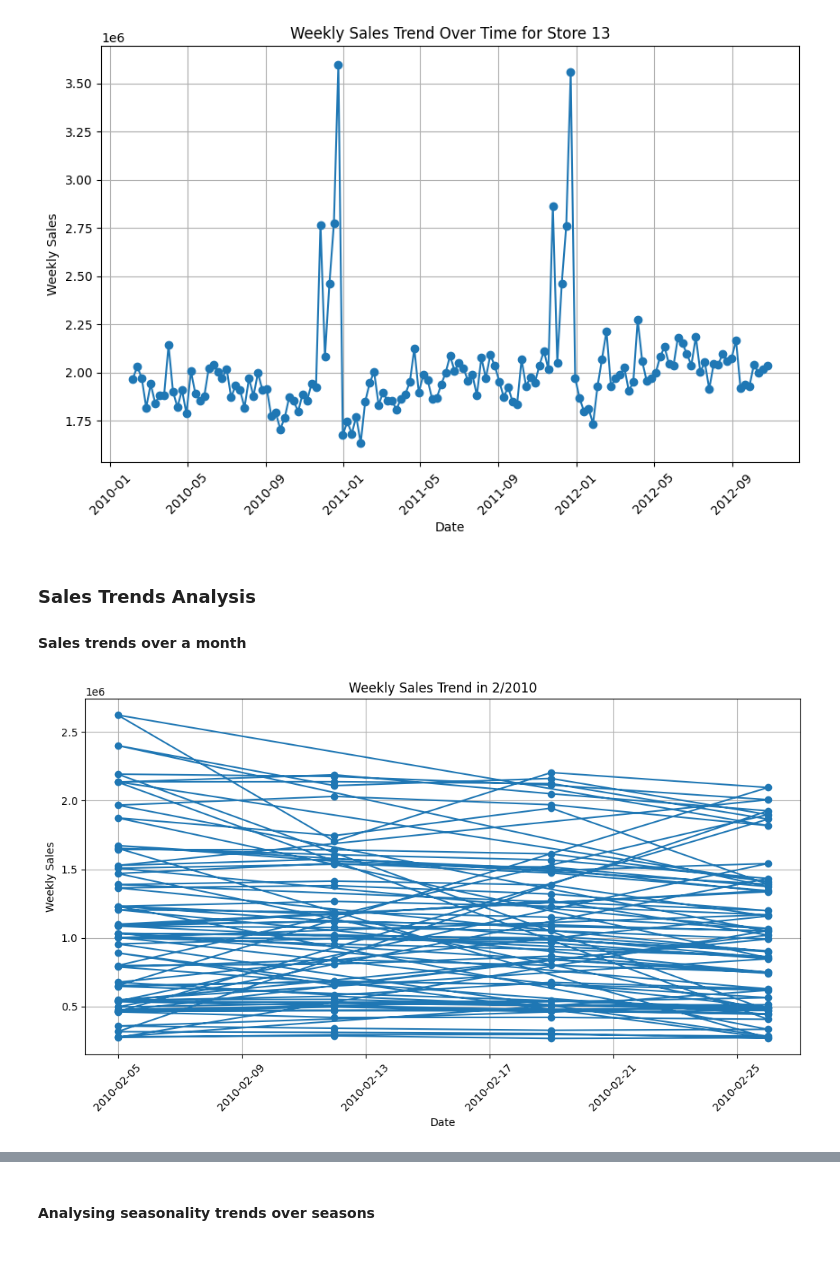
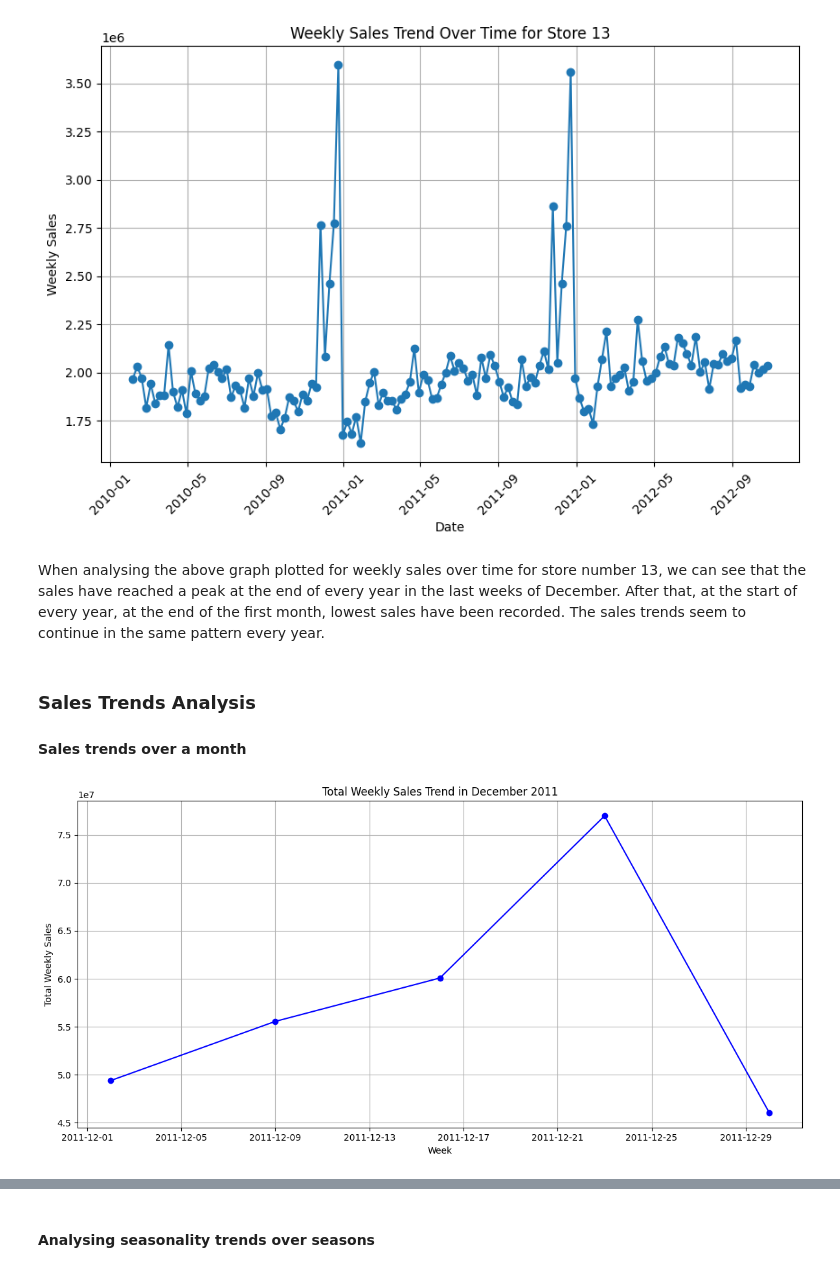
Before and after one commit to thathsaranandun/cinefly_da, a Jupyter notebook: cinefly_interview.ipynb, the cells around one changed output, grey strips where cells are left out. Saved outputs shown, nothing was run; the diff lists cells and outputs as text; code cells hidden in the pictures.

Commit message:
Analysed the graphs plotted

```diff
--- a/cinefly_interview.ipynb
+++ b/cinefly_interview.ipynb
@@ -141,27 +149,32 @@ plt.grid(True)
 plt.show()
 # %% [output]
 [figure]
+# %% [markdown]
+When analysing the above graph plotted for weekly sales over time for store number 13, we can see that the sales have reached a peak at the end of every year in the last weeks of December. After that, at the start of every year, at the end of the first month, lowest sales have been recorded. The sales trends seem to continue in the same pattern every year.
 # %% [markdown]
 ### Sales Trends Analysis
 
 #### Sales trends over a month
 # %%
-year = 2010
-month = 2
+year = 2011
+month = 12
 
 # Filter the data for the selected month and year
-filtered_data = data[(data['Date'].dt.year == year) & (data['Date'].dt.month == month)]
+dec_2011_data = data[(data['Date'].dt.year == year) & (data['Date'].dt.month == month)]
 
 # Plotting the weekly sales trend over the month
+
+# Group by 'Date' to get the total weekly sales across all stores
+total_weekly_sales_dec_2011 = dec_2011_data.groupby('Date')['Weekly_Sales'].sum()
+
+# Plotting
 plt.figure(figsize=(12, 6))
-plt.plot(filtered_data['Date'], filtered_data['Weekly_Sales'], marker='o', linestyle='-')
-
-
-plt.title(f'Weekly Sales Trend in {month}/{year}')
-plt.xlabel('Date')
-plt.ylabel('Weekly Sales')
-plt.xticks(rotation=45)
+plt.plot(total_weekly_sales_dec_2011, marker='o', linestyle='-', color='blue')
+plt.title('Total Weekly Sales Trend in December 2011')
+plt.xlabel('Week')
+plt.ylabel('Total Weekly Sales')
 plt.grid(True)
+plt.tight_layout()
 plt.show()
 # %% [output]
-[figure, old version]
+[figure, new version]
```
Also changed, not shown: parts of 6 cells of this notebook.
